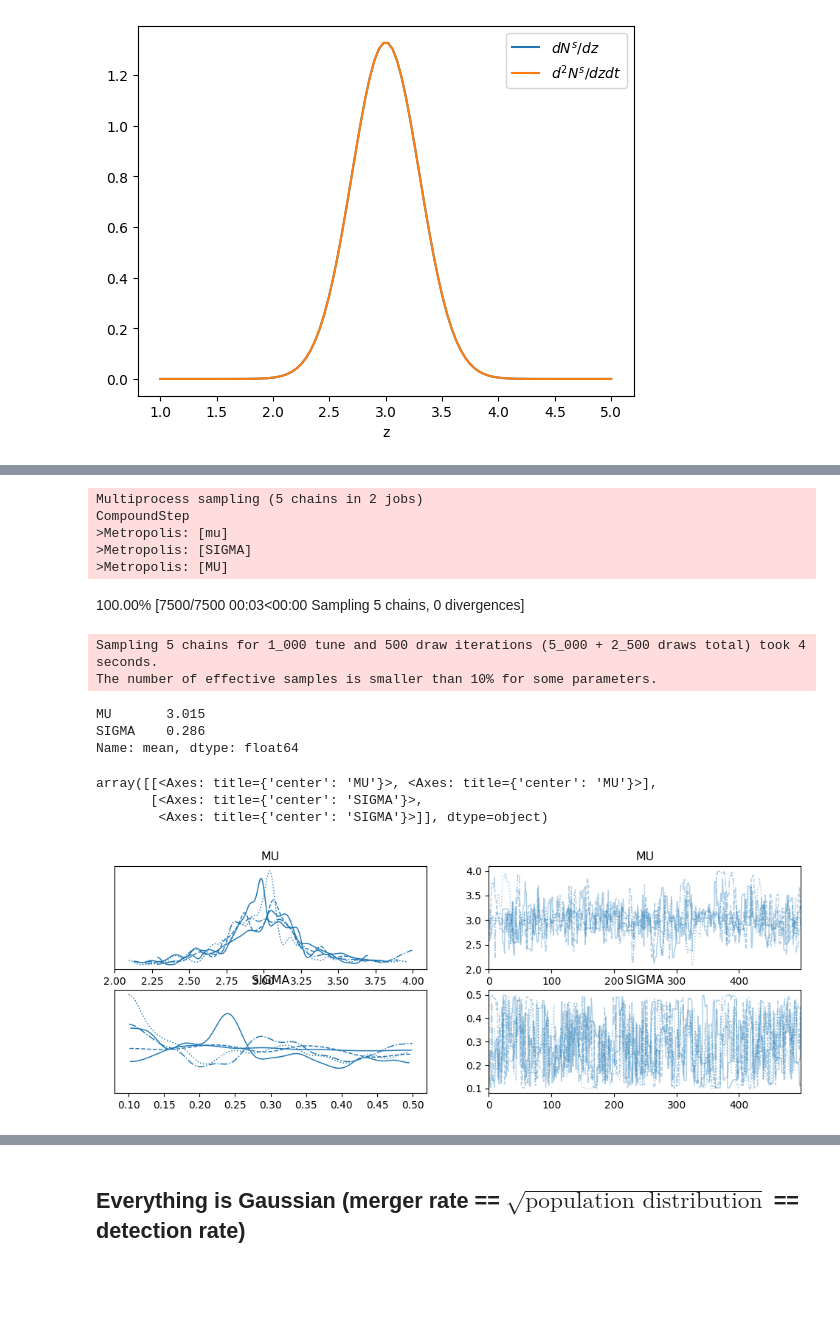
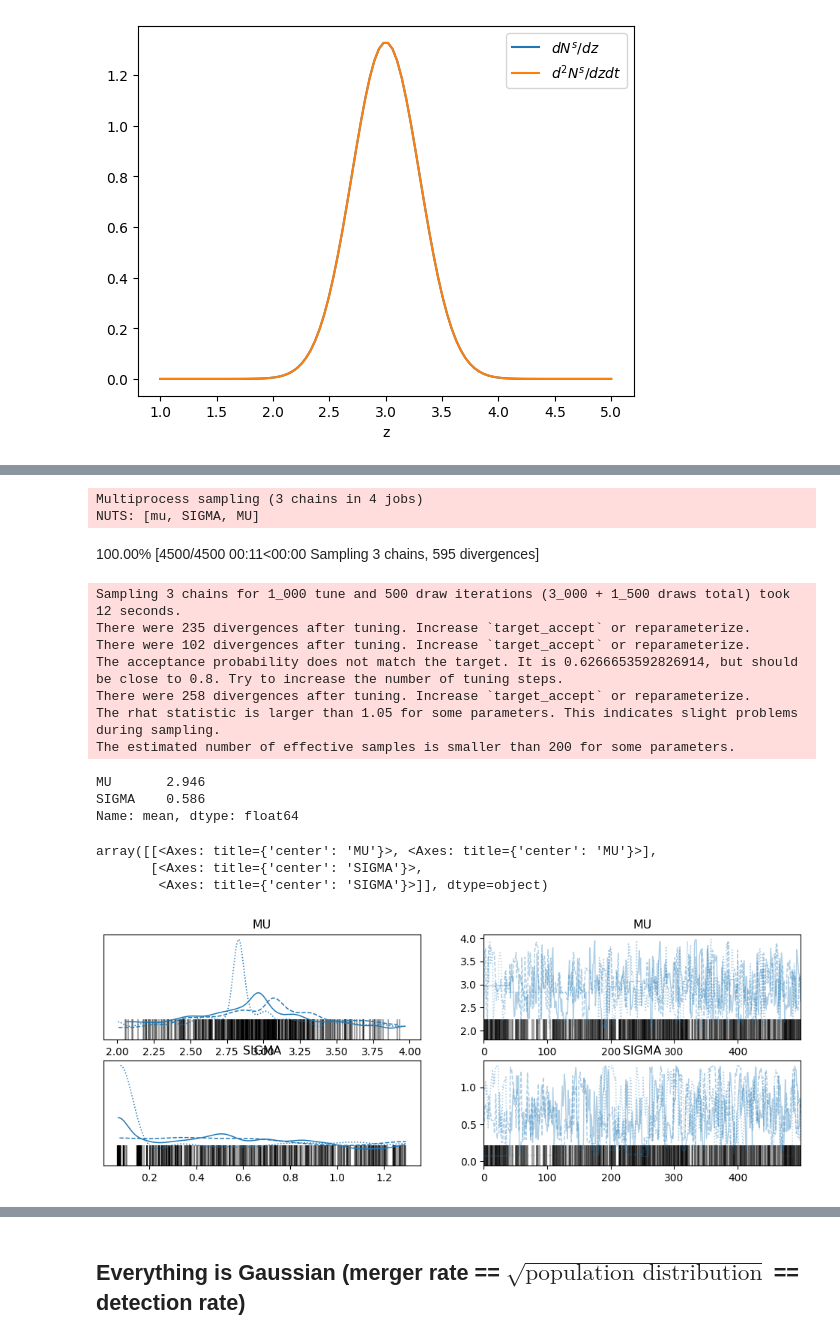
Before and after one commit to SSingh087/test-hierarchical-model, a Jupyter notebook: test-toy-HM/test-astro-HM.ipynb, the cells around one changed output, grey strips where cells are left out. Saved outputs shown, nothing was run; the diff lists cells and outputs as text; code cells hidden in the pictures; blank space fills up the shorter version.

```diff
--- a/test-toy-HM/test-astro-HM.ipynb
+++ b/test-toy-HM/test-astro-HM.ipynb
@@ -66,34 +66,36 @@ import pymc3 as pm
 # %%
 with pm.Model() as model:
     MU = pm.Uniform('MU', lower=MU_DISTRIBUTION_POP-1, upper=MU_DISTRIBUTION_POP+1)
-    SIGMA = pm.Uniform('SIGMA', lower=SIGMA_DISTRIBUTION_POP-.2, upper=SIGMA_DISTRIBUTION_POP+.2)
+    SIGMA = pm.Uniform('SIGMA', lower=SIGMA_DISTRIBUTION_POP-1, upper=SIGMA_DISTRIBUTION_POP+1)
     prior = pm.Normal('mu', mu=MU, sigma=SIGMA)  # prior draws data points from hyperprior
     obs = pm.Normal('obs', mu=prior, sigma=0.5, observed=Z_SRC)  # likelihood draws data points from prior
-    step = pm.Metropolis()
+
 
     # sample with 3 independent Markov chains
-    trace = pm.sample(draws=500, chains=5, step=step, return_inferencedata=True, cores=2)
+    trace_NUTS = pm.sample(draws=500, chains=3, step=pm.NUTS(), return_inferencedata=True)
 # %% [output]
-Multiprocess sampling (5 chains in 2 jobs)
-CompoundStep
->Metropolis: [mu]
->Metropolis: [SIGMA]
->Metropolis: [MU]
+Multiprocess sampling (3 chains in 4 jobs)
+NUTS: [mu, SIGMA, MU]
-100.00% [7500/7500 00:03<00:00 Sampling 5 chains, 0 divergences]
+100.00% [4500/4500 00:11<00:00 Sampling 3 chains, 595 divergences]
-Sampling 5 chains for 1_000 tune and 500 draw iterations (5_000 + 2_500 draws total) took 4 seconds.
-The number of effective samples is smaller than 10% for some parameters.
+Sampling 3 chains for 1_000 tune and 500 draw iterations (3_000 + 1_500 draws total) took 12 seconds.
+There were 235 divergences after tuning. Increase `target_accept` or reparameterize.
+There were 102 divergences after tuning. Increase `target_accept` or reparameterize.
+The acceptance probability does not match the target. It is 0.6266653592826914, but should be close to 0.8. Try to increase the number of tuning steps.
+There were 258 divergences after tuning. Increase `target_accept` or reparameterize.
+The rhat statistic is larger than 1.05 for some parameters. This indicates slight problems during sampling.
+The estimated number of effective samples is smaller than 200 for some parameters.
 # %%
-az.summary(trace, var_names=["MU", "SIGMA"])["mean"]
+az.summary(trace_NUTS, var_names=["MU", "SIGMA"])["mean"]
 # %% [output]
-MU       3.015
-SIGMA    0.286
+MU       2.946
+SIGMA    0.586
 Name: mean, dtype: float64
 # %%
-az.plot_trace(trace, var_names=("MU", "SIGMA"))
+az.plot_trace(trace_NUTS, var_names=("MU", "SIGMA"))
 # %% [output]
 array([[<Axes: title={'center': 'MU'}>, <Axes: title={'center': 'MU'}>],
        [<Axes: title={'center': 'SIGMA'}>,
         <Axes: title={'center': 'SIGMA'}>]], dtype=object)
-[figure, old version]
+[figure, new version]
 # %%
 import corner
```
Also changed, not shown: parts of 17 cells of this notebook, 3 other files.
